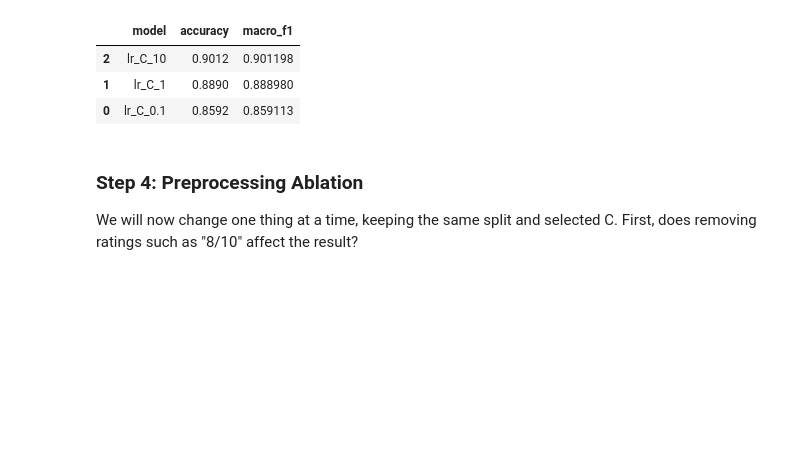
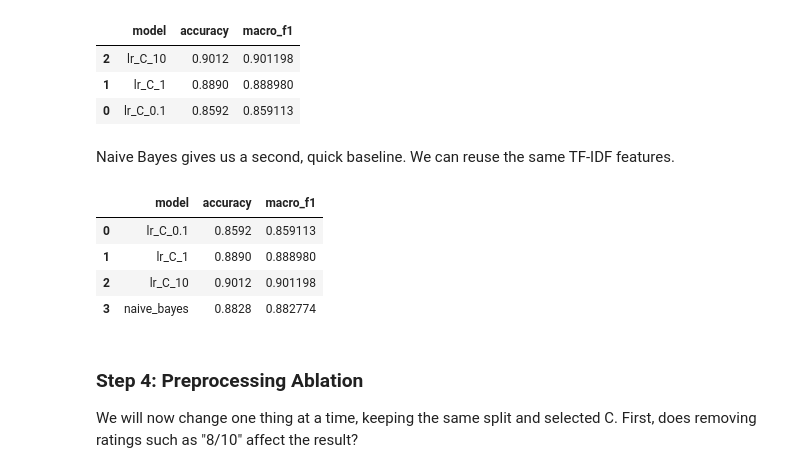
Before and after one commit to paolavasquez98/sentiment-ml-vs-dl, a Jupyter notebook: sent_analysis.ipynb, the cells around one changed output. Drawn from its saved outputs; the diff is of its cells as text; code cells hidden in the pictures; blank space fills up the shorter version.

```diff
--- a/sent_analysis.ipynb
+++ b/sent_analysis.ipynb
@@ -218,6 +218,21 @@ Selected C: 10
 | 2 | lr_C_10 | 0.9012 | 0.901198 |
 | 1 | lr_C_1 | 0.8890 | 0.888980 |
 | 0 | lr_C_0.1 | 0.8592 | 0.859113 |
+# %% [markdown]
+Naive Bayes gives us a second, quick baseline. We can reuse the same TF-IDF features.
+# %%
+# 2. Train Naive Bayes
+nb_model = MultinomialNB(alpha=1.0)
+nb_model.fit(X_train, y_train)
+
+evaluate_model(nb_model, X_dev, 'naive_bayes')
+pd.DataFrame(scores)
+# %% [output]
+|  | model | accuracy | macro_f1 |
+| 0 | lr_C_0.1 | 0.8592 | 0.859113 |
+| 1 | lr_C_1 | 0.8890 | 0.888980 |
+| 2 | lr_C_10 | 0.9012 | 0.901198 |
+| 3 | naive_bayes | 0.8828 | 0.882774 |
 # %% [markdown]
 ### Step 4: Preprocessing Ablation
 We will now change one thing at a time, keeping the same split and selected C. First, does removing ratings such as "8/10" affect the result?
```
